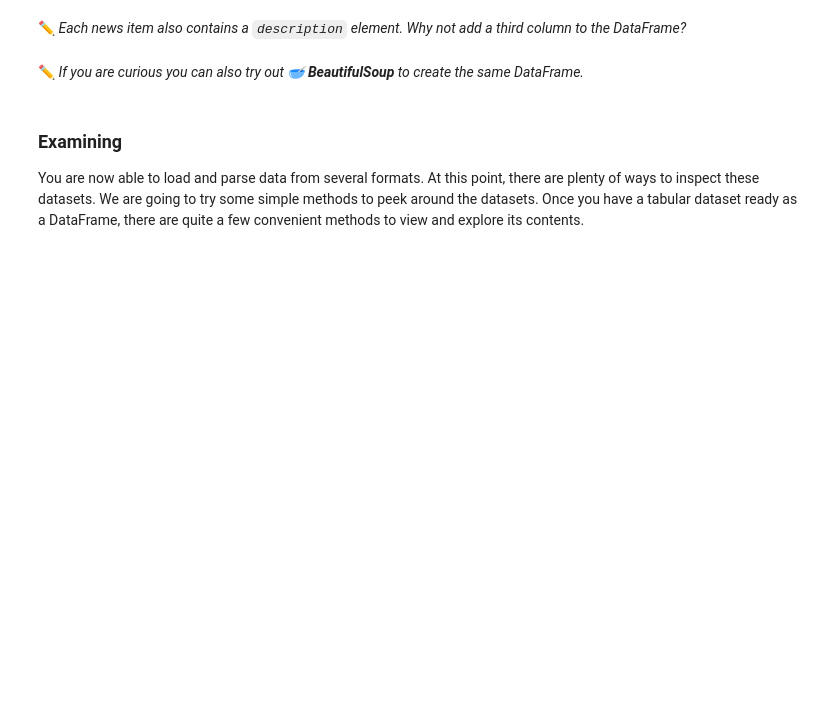
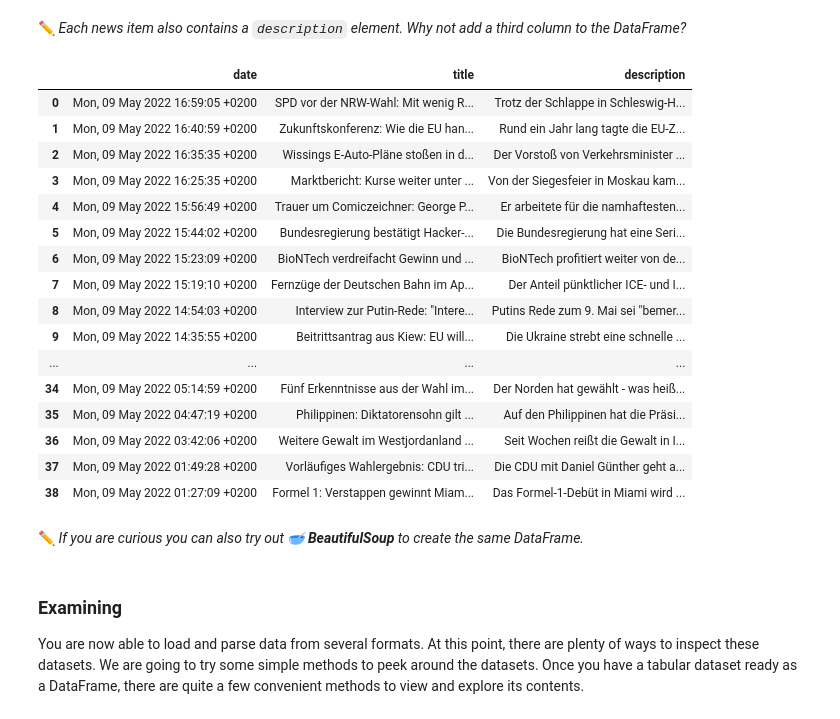
Before and after one commit to FUB-HCC/hcds-summer-2022, a Jupyter notebook: assignments/A1_R1_WarmUp/GroupHJR/joth/A1_WarmUp.ipynb, the cells around one changed output. Drawn from its saved outputs; the diff is of its cells as text; code cells hidden in the pictures; blank space fills up the shorter version.

```diff
--- a/assignments/A1_R1_WarmUp/GroupHJR/joth/A1_WarmUp.ipynb
+++ b/assignments/A1_R1_WarmUp/GroupHJR/joth/A1_WarmUp.ipynb
@@ -243,5 +459,36 @@ tagesschau_df
 # %% [markdown]
 ✏️ *Each news item also contains a `description` element. Why not add a third column to the DataFrame?*
+# %%
+# create two empty lists
+description=[]
+
+# go through all item elements in the tree
+for item in tagesschau.findall('.//item'):
+  # extract date information and titles
+  description.append( item.find('.//description').text )
+
+# create a dataframe containing the two columns
+tagesschau_df["description"] = description
+
+tagesschau_df
+# %% [output]
+|  | date | title | description |
+| 0 | Mon, 09 May 2022 16:59:05 +0200 | SPD vor der NRW-Wahl: Mit wenig R... | Trotz der Schlappe in Schleswig-H... |
+| 1 | Mon, 09 May 2022 16:40:59 +0200 | Zukunftskonferenz: Wie die EU han... | Rund ein Jahr lang tagte die EU-Z... |
+| 2 | Mon, 09 May 2022 16:35:35 +0200 | Wissings E-Auto-Pläne stoßen in d... | Der Vorstoß von Verkehrsminister ... |
+| 3 | Mon, 09 May 2022 16:25:35 +0200 | Marktbericht: Kurse weiter unter ... | Von der Siegesfeier in Moskau kam... |
+| 4 | Mon, 09 May 2022 15:56:49 +0200 | Trauer um Comiczeichner: George P... | Er arbeitete für die namhaftesten... |
+| 5 | Mon, 09 May 2022 15:44:02 +0200 | Bundesregierung bestätigt Hacker-... | Die Bundesregierung hat eine Seri... |
+| 6 | Mon, 09 May 2022 15:23:09 +0200 | BioNTech verdreifacht Gewinn und ... | BioNTech profitiert weiter von de... |
+| 7 | Mon, 09 May 2022 15:19:10 +0200 | Fernzüge der Deutschen Bahn im Ap... | Der Anteil pünktlicher ICE- und I... |
+| 8 | Mon, 09 May 2022 14:54:03 +0200 | Interview zur Putin-Rede: "Intere... | Putins Rede zum 9. Mai sei "bemer... |
+| 9 | Mon, 09 May 2022 14:35:55 +0200 | Beitrittsantrag aus Kiew: EU will... | Die Ukraine strebt eine schnelle ... |
+| ... | ... | ... | ... |
+| 34 | Mon, 09 May 2022 05:14:59 +0200 | Fünf Erkenntnisse aus der Wahl im... | Der Norden hat gewählt - was heiß... |
+| 35 | Mon, 09 May 2022 04:47:19 +0200 | Philippinen: Diktatorensohn gilt ... | Auf den Philippinen hat die Präsi... |
+| 36 | Mon, 09 May 2022 03:42:06 +0200 | Weitere Gewalt im Westjordanland ... | Seit Wochen reißt die Gewalt in I... |
+| 37 | Mon, 09 May 2022 01:49:28 +0200 | Vorläufiges Wahlergebnis: CDU tri... | Die CDU mit Daniel Günther geht a... |
+| 38 | Mon, 09 May 2022 01:27:09 +0200 | Formel 1: Verstappen gewinnt Miam... | Das Formel-1-Debüt in Miami wird ... |
 # %% [markdown]
 ✏️ *If you are curious you can also try out 🥣 **BeautifulSoup** to create the same DataFrame.*
 # %%
```
Also changed, not shown: parts of 52 cells of this notebook.
